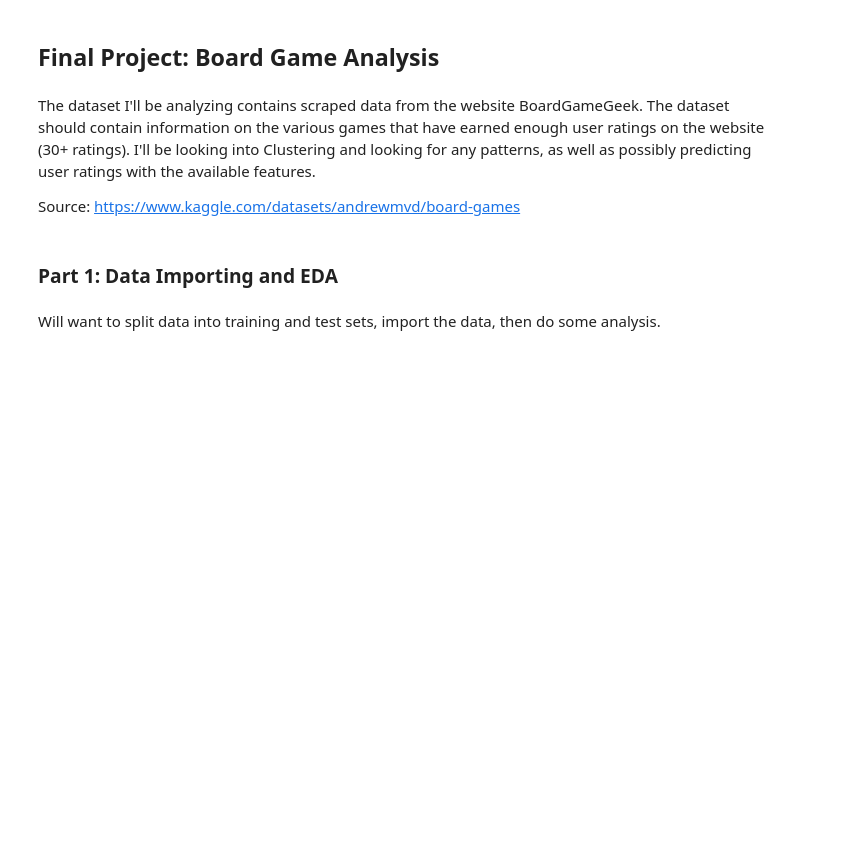
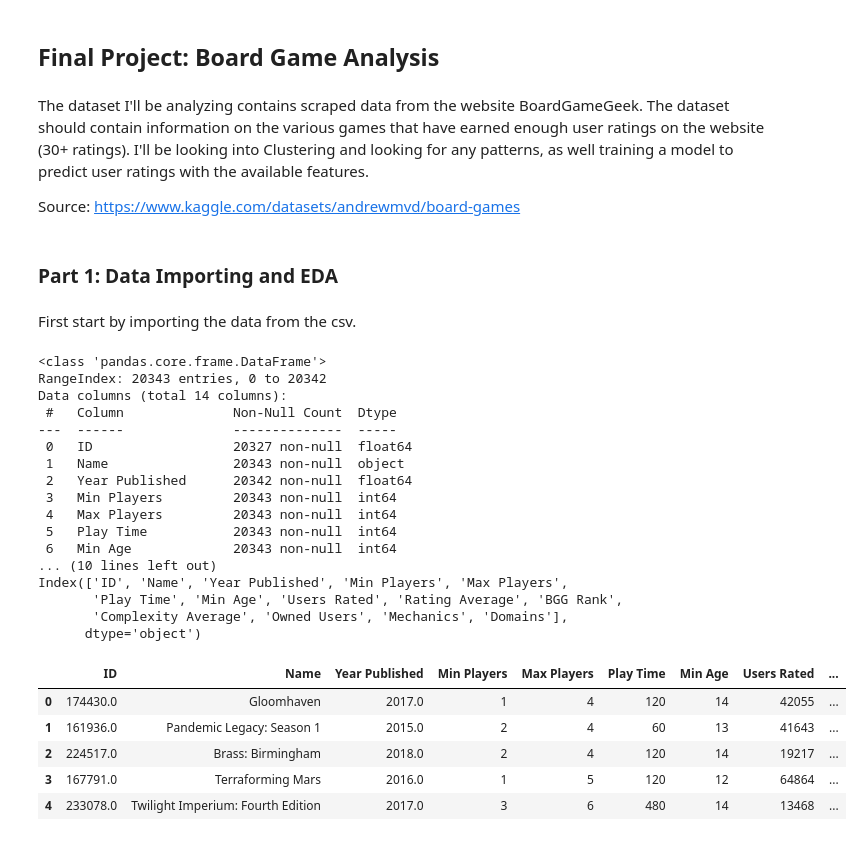
Before and after one commit to bxue2/Unsupervised-Learning-Final, a Jupyter notebook: Final.ipynb, the cells around one changed output. Saved outputs shown, nothing was run; the diff lists cells and outputs as text; code cells hidden in the pictures; blank space fills up the shorter version.

```diff
--- a/Final.ipynb
+++ b/Final.ipynb
@@ -1,7 +1,7 @@
 # %% [markdown]
 ## Final Project: Board Game Analysis
 # %% [markdown]
-The dataset I'll be analyzing contains scraped data from the website BoardGameGeek. The dataset should contain information on the various games that have earned enough user ratings on the website (30+ ratings). I'll be looking into Clustering and looking for any patterns, as well as possibly predicting user ratings with the available features.
+The dataset I'll be analyzing contains scraped data from the website BoardGameGeek. The dataset should contain information on the various games that have earned enough user ratings on the website (30+ ratings). I'll be looking into Clustering and looking for any patterns, as well training a model to predict user ratings with the available features.
 
 Source: https://www.kaggle.com/datasets/andrewmvd/board-games
 # %%
@@ -13,9 +14,36 @@ from sklearn.metrics import confusion_matrix, ConfusionMatrixDisplay
 import matplotlib.pyplot as plt
 # %% [markdown]
 ### Part 1: Data Importing and EDA
-# %% [markdown]
-Will want to split data into training and test sets, import the data, then do some analysis.
+# %% [markdown]
+First start by importing the data from the csv.
 # %%
 # Importing the data
 
-df_train = pd.read_csv('bgg_dataset.csv')
+df = pd.read_csv('bgg_dataset.csv', sep=';')
+print(df.info())
+print(df.columns)
+df.head()
+# %% [output]
+<class 'pandas.core.frame.DataFrame'>
+RangeIndex: 20343 entries, 0 to 20342
+Data columns (total 14 columns):
+ #   Column              Non-Null Count  Dtype
+---  ------              --------------  -----
+ 0   ID                  20327 non-null  float64
+ 1   Name                20343 non-null  object
+ 2   Year Published      20342 non-null  float64
+ 3   Min Players         20343 non-null  int64
+ 4   Max Players         20343 non-null  int64
+ 5   Play Time           20343 non-null  int64
+ 6   Min Age             20343 non-null  int64
+... (10 lines left out)
+Index(['ID', 'Name', 'Year Published', 'Min Players', 'Max Players',
+       'Play Time', 'Min Age', 'Users Rated', 'Rating Average', 'BGG Rank',
+       'Complexity Average', 'Owned Users', 'Mechanics', 'Domains'],
+      dtype='object')
+|  | ID | Name | Year Published | Min Players | Max Players | Play Time | Min Age | Users Rated | ... |
+| 0 | 174430.0 | Gloomhaven | 2017.0 | 1 | 4 | 120 | 14 | 42055 | ... |
+| 1 | 161936.0 | Pandemic Legacy: Season 1 | 2015.0 | 2 | 4 | 60 | 13 | 41643 | ... |
+| 2 | 224517.0 | Brass: Birmingham | 2018.0 | 2 | 4 | 120 | 14 | 19217 | ... |
+| 3 | 167791.0 | Terraforming Mars | 2016.0 | 1 | 5 | 120 | 12 | 64864 | ... |
+| 4 | 233078.0 | Twilight Imperium: Fourth Edition | 2017.0 | 3 | 6 | 480 | 14 | 13468 | ... |
```
Also changed, not shown: parts of 31 cells of this notebook.
